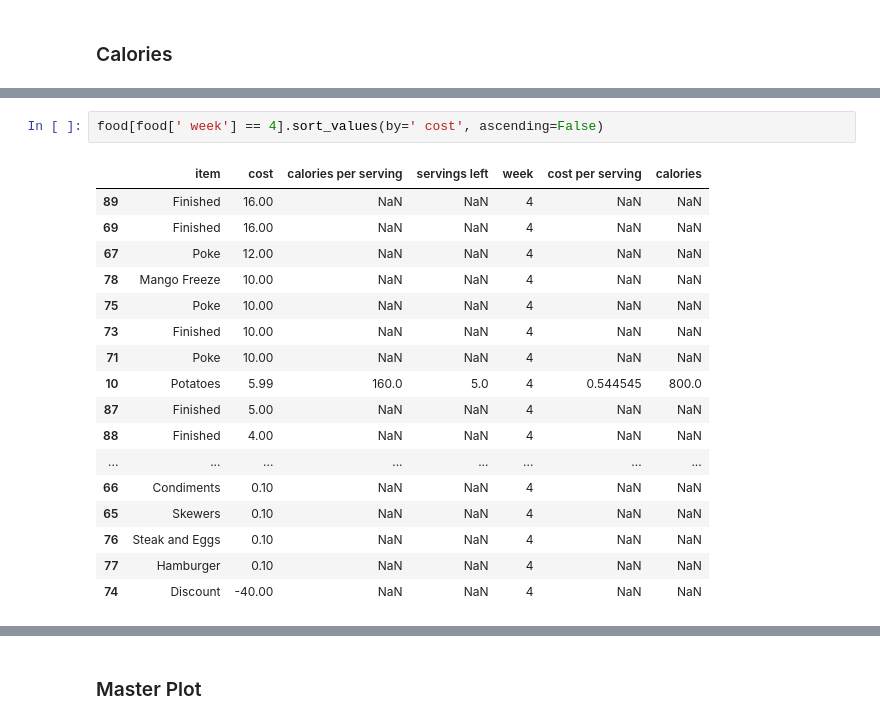
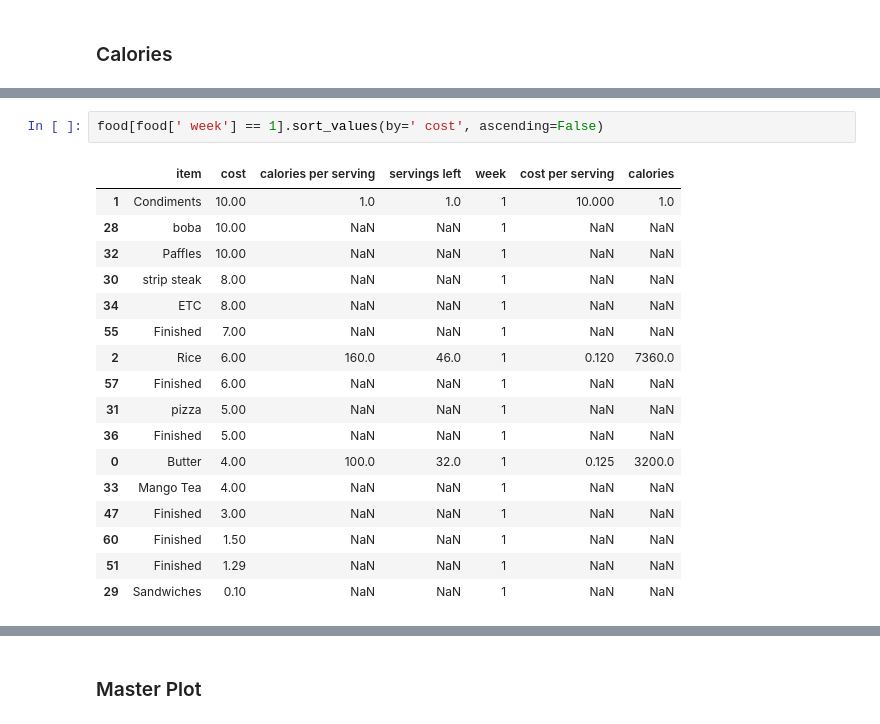
Before and after one commit to alzox/yummy, a Jupyter notebook: food notebook.ipynb, the cells around one changed output, grey strips where cells are left out. Saved outputs shown, nothing was run; the diff lists cells and outputs as text.

Commit message:
im getting better at food planning

```diff
--- a/food notebook.ipynb
+++ b/food notebook.ipynb
@@ -66,24 +68,24 @@ food.groupby(' week')['calories'].sum()
 Name: calories, dtype: float64
 # %%
-food[food[' week'] == 4].sort_values(by=' cost', ascending=False)
+food[food[' week'] == 1].sort_values(by=' cost', ascending=False)
 # %% [output]
 |  | item | cost | calories per serving | servings left | week | cost per serving | calories |
-| 89 | Finished | 16.00 | NaN | NaN | 4 | NaN | NaN |
-| 69 | Finished | 16.00 | NaN | NaN | 4 | NaN | NaN |
-| 67 | Poke | 12.00 | NaN | NaN | 4 | NaN | NaN |
-| 78 | Mango Freeze | 10.00 | NaN | NaN | 4 | NaN | NaN |
-| 75 | Poke | 10.00 | NaN | NaN | 4 | NaN | NaN |
-| 73 | Finished | 10.00 | NaN | NaN | 4 | NaN | NaN |
-| 71 | Poke | 10.00 | NaN | NaN | 4 | NaN | NaN |
-| 10 | Potatoes | 5.99 | 160.0 | 5.0 | 4 | 0.544545 | 800.0 |
-| 87 | Finished | 5.00 | NaN | NaN | 4 | NaN | NaN |
-| 88 | Finished | 4.00 | NaN | NaN | 4 | NaN | NaN |
-| ... | ... | ... | ... | ... | ... | ... | ... |
-| 66 | Condiments | 0.10 | NaN | NaN | 4 | NaN | NaN |
-| 65 | Skewers | 0.10 | NaN | NaN | 4 | NaN | NaN |
-| 76 | Steak and Eggs | 0.10 | NaN | NaN | 4 | NaN | NaN |
-| 77 | Hamburger | 0.10 | NaN | NaN | 4 | NaN | NaN |
-| 74 | Discount | -40.00 | NaN | NaN | 4 | NaN | NaN |
+| 1 | Condiments | 10.00 | 1.0 | 1.0 | 1 | 10.000 | 1.0 |
+| 28 | boba | 10.00 | NaN | NaN | 1 | NaN | NaN |
+| 32 | Paffles | 10.00 | NaN | NaN | 1 | NaN | NaN |
+| 30 | strip steak | 8.00 | NaN | NaN | 1 | NaN | NaN |
+| 34 | ETC | 8.00 | NaN | NaN | 1 | NaN | NaN |
+| 55 | Finished | 7.00 | NaN | NaN | 1 | NaN | NaN |
+| 2 | Rice | 6.00 | 160.0 | 46.0 | 1 | 0.120 | 7360.0 |
+| 57 | Finished | 6.00 | NaN | NaN | 1 | NaN | NaN |
+| 31 | pizza | 5.00 | NaN | NaN | 1 | NaN | NaN |
+| 36 | Finished | 5.00 | NaN | NaN | 1 | NaN | NaN |
+| 0 | Butter | 4.00 | 100.0 | 32.0 | 1 | 0.125 | 3200.0 |
+| 33 | Mango Tea | 4.00 | NaN | NaN | 1 | NaN | NaN |
+| 47 | Finished | 3.00 | NaN | NaN | 1 | NaN | NaN |
+| 60 | Finished | 1.50 | NaN | NaN | 1 | NaN | NaN |
+| 51 | Finished | 1.29 | NaN | NaN | 1 | NaN | NaN |
+| 29 | Sandwiches | 0.10 | NaN | NaN | 1 | NaN | NaN |
 # %%
 food.dropna(axis=0).sort_values(by = ' week', ascending=True)
 # %% [output]
```
Also changed, not shown: parts of 5 cells of this notebook, 4 other files.
